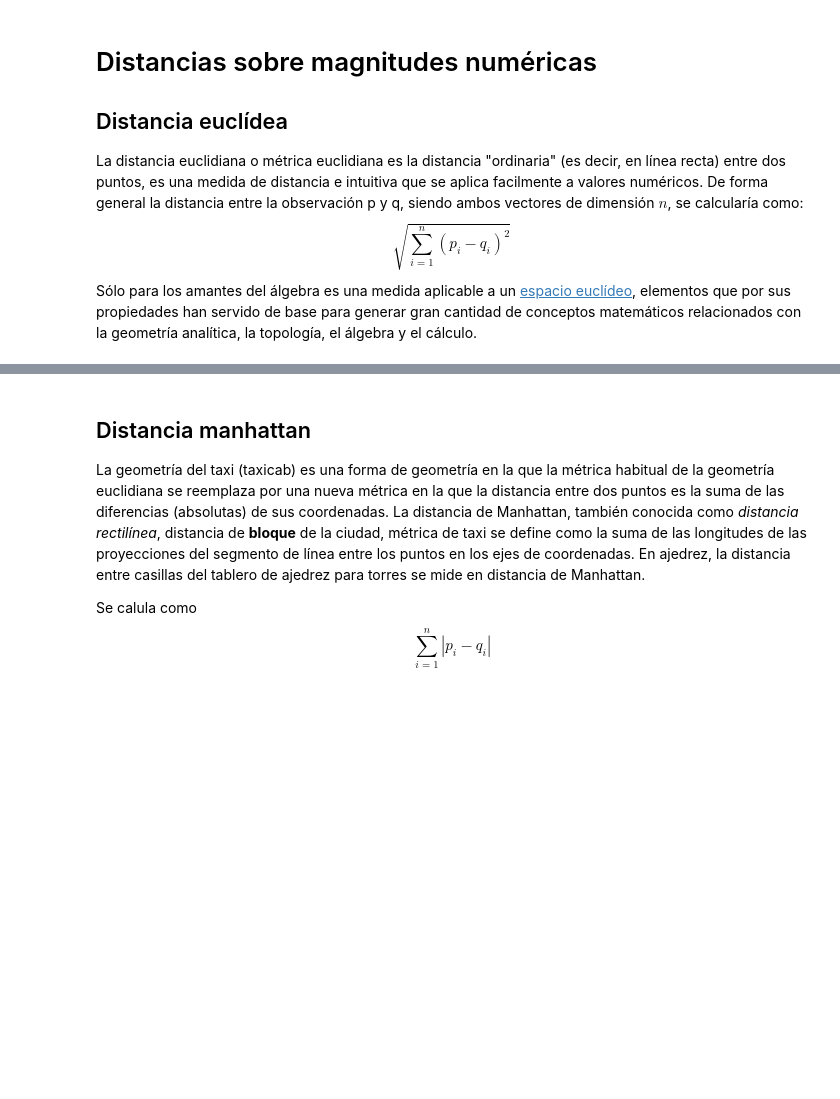
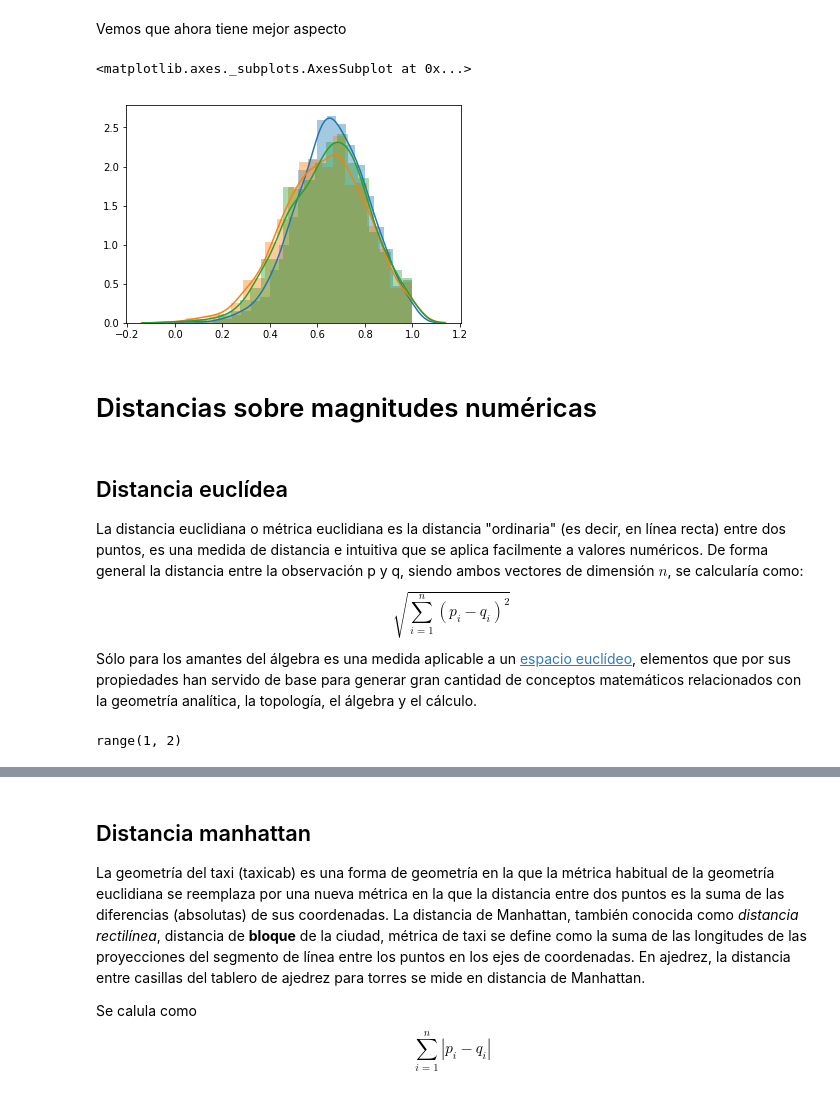
Before and after one commit to davidreyblanco/ml-training, a Jupyter notebook: distances/Distancias y medidas de proximidad.ipynb, the cells around one changed output, grey strips where cells are left out. Cells and saved outputs as stored; diff of their text form; code cells hidden in the pictures; blank space fills up the shorter version.

```diff
--- a/distances/Distancias y medidas de proximidad.ipynb
+++ b/distances/Distancias y medidas de proximidad.ipynb
@@ -24,7 +146,26 @@ Sin embargo en los conjuntos de datos tenemos datos de distinta naturaleza, como
+# %%
+df_students['norm reading score'] = (df_students['reading score'] - min(df_students['reading score'])) / (max(df_students['reading score']) - min(df_students['reading score']))
+df_students['norm math score'] = (df_students['math score'] - min(df_students['math score'])) / (max(df_students['math score']) - min(df_students['math score']))
+df_students['norm writing score'] = (df_students['writing score'] - min(df_students['writing score'])) / (max(df_students['writing score']) - min(df_students['writing score']))
+# %% [markdown]
+Vemos que ahora tiene mejor aspecto
+# %%
+sns.distplot([df_students['norm math score']])
+sns.distplot([df_students['norm reading score']])
+sns.distplot([df_students['norm writing score']])
+# %% [output]
+<matplotlib.axes._subplots.AxesSubplot at 0x...>
+[figure, added]
+# %% [markdown]
+# Distancias sobre magnitudes numéricas
 # %% [markdown]
-# Distancias sobre magnitudes numéricas
+
 ## Distancia euclídea
 
 La distancia euclidiana o métrica euclidiana es la distancia "ordinaria" (es decir, en línea recta) entre dos puntos, es una medida de distancia e intuitiva que se aplica facilmente a valores numéricos. De forma general la distancia entre la observación p y q, siendo ambos vectores de dimensión $n$, se calcularía como:
 $$ \sqrt{\sum_{i=1}^{n}{(p_i-q_i)^2}}$$
 Sólo para los amantes del álgebra es una medida aplicable a un [espacio euclídeo](https://es.wikipedia.org/wiki/Espacio_eucl%C3%ADdeo), elementos que por sus propiedades han servido de base para generar gran cantidad de conceptos matemáticos relacionados con la geometría analítica, la topología, el álgebra y el cálculo.
+# %%
+range(1,2)
+# %% [output]
+range(1, 2)
```
Also changed, not shown: parts of 36 cells of this notebook, 1 other file.
